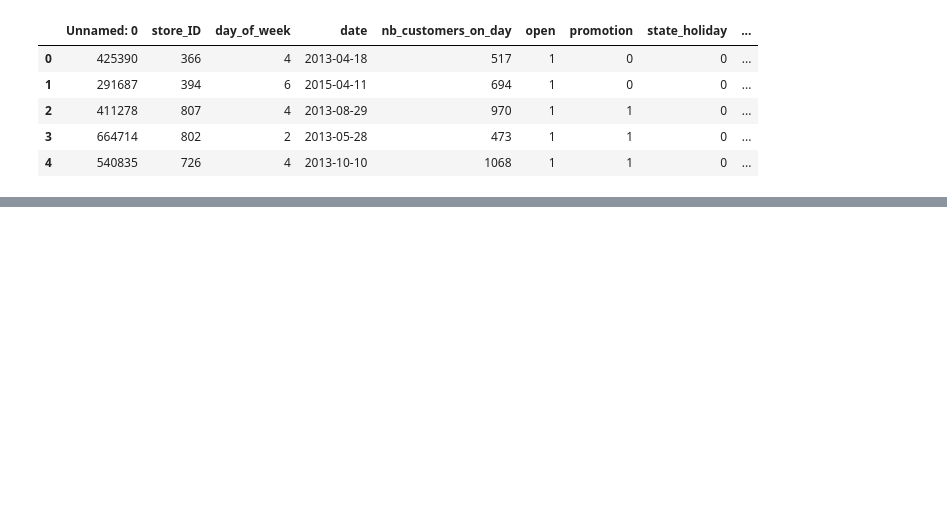
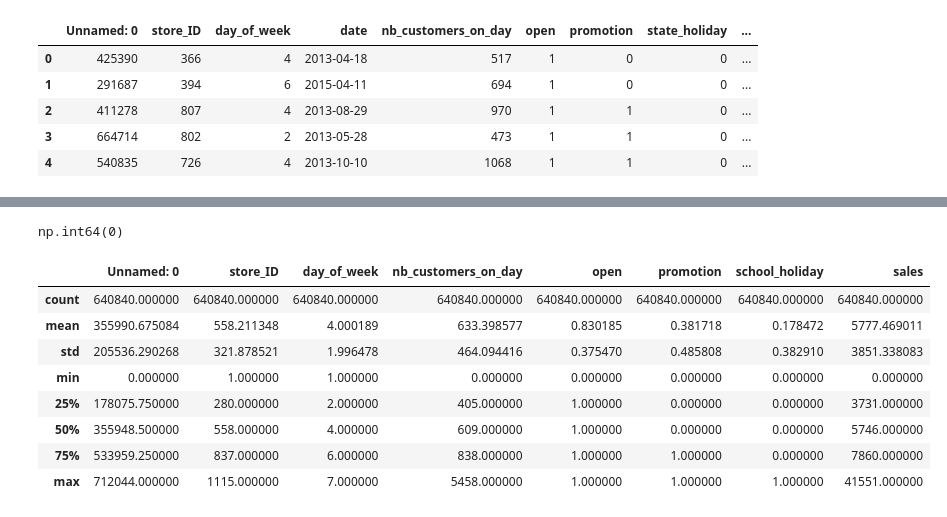
Before and after one commit to haripriya91/ironhack_salesprediction_group2, a Jupyter notebook: notebooks/eda.ipynb, the cells around one changed output, grey strips where cells are left out. Saved outputs shown, nothing was run; the diff lists cells and outputs as text; code cells hidden in the pictures; blank space fills up the shorter version.

```diff
--- a/notebooks/eda.ipynb
+++ b/notebooks/eda.ipynb
@@ -13,0 +106,16 @@ df.head()
+# %%
+df.duplicated().sum()
+# %% [output]
+np.int64(0)
+# %%
+df.describe()
+# %% [output]
+|  | Unnamed: 0 | store_ID | day_of_week | nb_customers_on_day | open | promotion | school_holiday | sales |
+| count | 640840.000000 | 640840.000000 | 640840.000000 | 640840.000000 | 640840.000000 | 640840.000000 | 640840.000000 | 640840.000000 |
+| mean | 355990.675084 | 558.211348 | 4.000189 | 633.398577 | 0.830185 | 0.381718 | 0.178472 | 5777.469011 |
+| std | 205536.290268 | 321.878521 | 1.996478 | 464.094416 | 0.375470 | 0.485808 | 0.382910 | 3851.338083 |
+| min | 0.000000 | 1.000000 | 1.000000 | 0.000000 | 0.000000 | 0.000000 | 0.000000 | 0.000000 |
+| 25% | 178075.750000 | 280.000000 | 2.000000 | 405.000000 | 1.000000 | 0.000000 | 0.000000 | 3731.000000 |
+| 50% | 355948.500000 | 558.000000 | 4.000000 | 609.000000 | 1.000000 | 0.000000 | 0.000000 | 5746.000000 |
+| 75% | 533959.250000 | 837.000000 | 6.000000 | 838.000000 | 1.000000 | 1.000000 | 0.000000 | 7860.000000 |
+| max | 712044.000000 | 1115.000000 | 7.000000 | 5458.000000 | 1.000000 | 1.000000 | 1.000000 | 41551.000000 |
```
Also changed, not shown: parts of 27 cells of this notebook.
